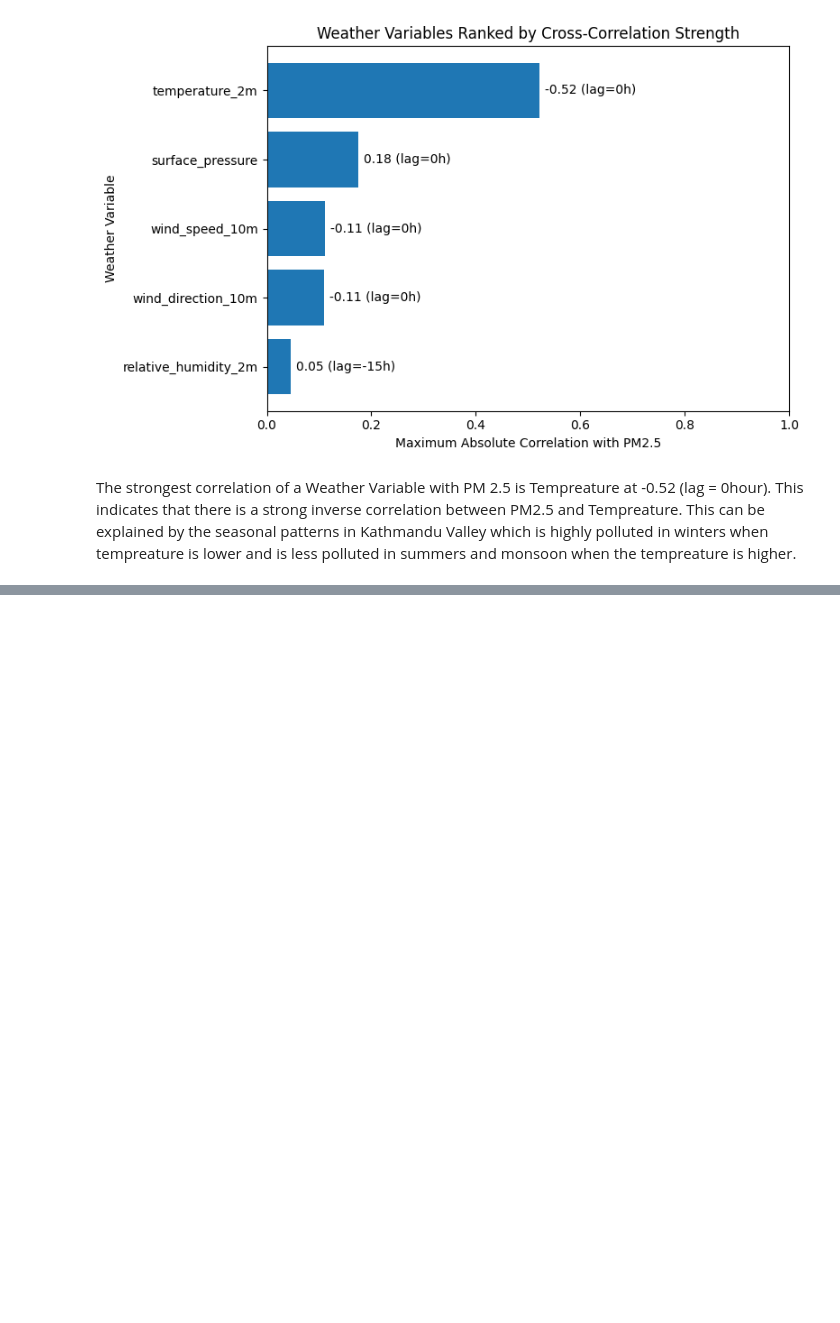
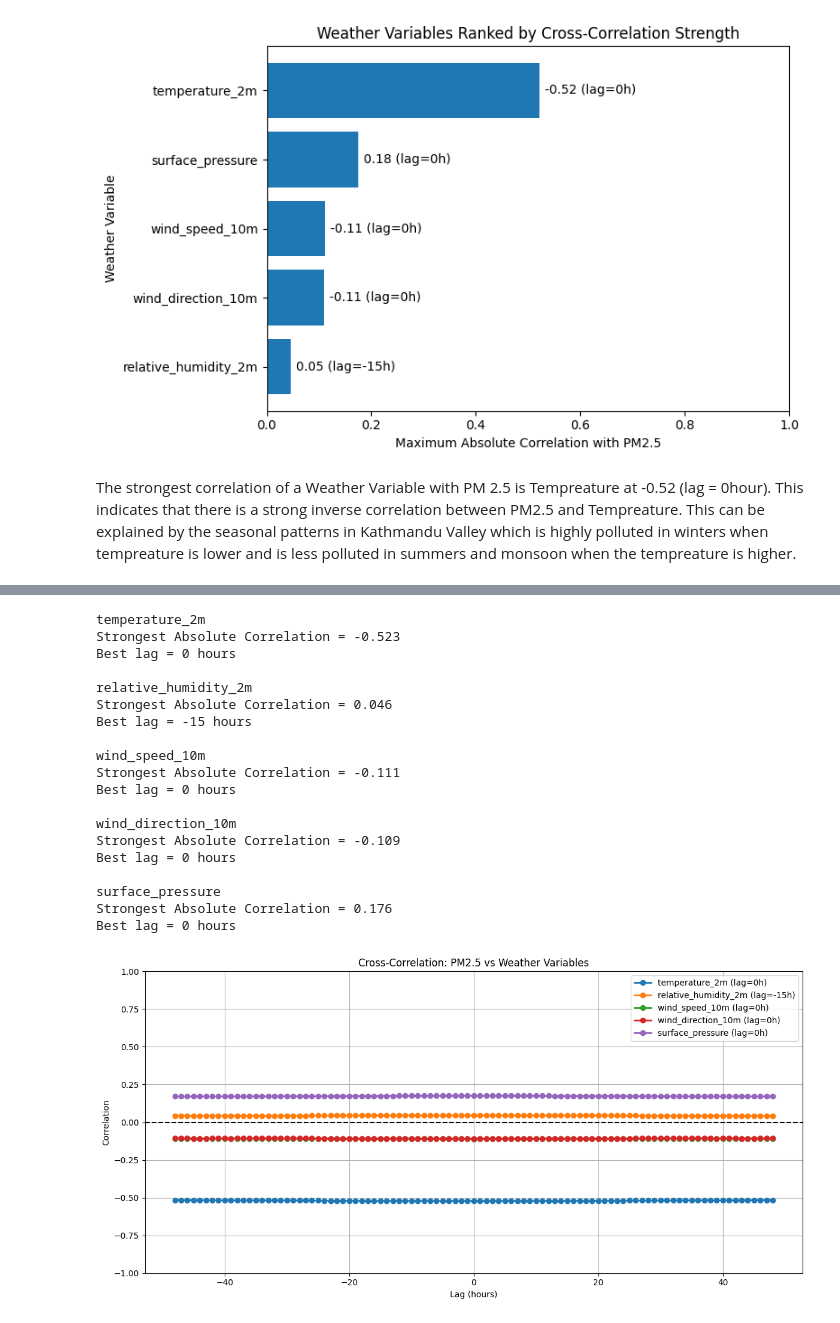
Before and after one commit to adarsha-7/pm25-forecasting, a Jupyter notebook: notebooks/eda/phase_2/21_to_23.ipynb, the cells around one changed output, grey strips where cells are left out. Cells and saved outputs as stored; diff of their text form; code cells hidden in the pictures; blank space fills up the shorter version.

```diff
--- a/notebooks/eda/phase_2/21_to_23.ipynb
+++ b/notebooks/eda/phase_2/21_to_23.ipynb
@@ -121,9 +123,9 @@ plt.show()
 # %%
-# data = pd.read_csv("../../../data/raw/kathmandu_full_raw_2023_2024.csv")
+data = pd.read_csv("../../../data/raw/kathmandu_full_raw_2023_2024.csv")
 
-# # Convert time column to datetime
-# data['time'] = pd.to_datetime(data['time'])
-# data = data.sort_values('time').set_index('time')
+# Convert time column to datetime
+data['time'] = pd.to_datetime(data['time'])
+data = data.sort_values('time').set_index('time')
 # %%
 target = 'pm2_5'
 weather_vars = [
@@ -261,0 +213,59 @@ Best lag = 0 hours
+# %%
+plt.figure(figsize=(12, 6))
+
+for var in weather_vars:
+
+    lags, corrs = cross_correlation(
+        data[target],
+        data[var],
+        MAX_LAG
+    )
+
+    best_idx = np.nanargmax(np.abs(corrs))
+    best_lag = lags[best_idx]
+    best_corr = corrs[best_idx]
+
+    print(f"\n{var}")
+    print(f"Strongest Absolute Correlation = {best_corr:.3f}")
+    print(f"Best lag = {best_lag} hours")
+
+    plt.plot(
+        lags,
+        corrs,
+        marker='o',
+        linewidth=2,
+        label=f"{var} (lag={best_lag}h)"
+    )
+
+plt.axhline(0, color='black', linestyle='--')
+plt.ylim(-1, 1)
+
+plt.title('Cross-Correlation: PM2.5 vs Weather Variables')
+plt.xlabel('Lag (hours)')
+plt.ylabel('Correlation')
+
+plt.legend()
+plt.grid(True)
+plt.tight_layout()
+plt.show()
+# %% [output]
+temperature_2m
+Strongest Absolute Correlation = -0.523
+Best lag = 0 hours
+
+relative_humidity_2m
+Strongest Absolute Correlation = 0.046
+Best lag = -15 hours
+
+wind_speed_10m
+Strongest Absolute Correlation = -0.111
+Best lag = 0 hours
+
+wind_direction_10m
+Strongest Absolute Correlation = -0.109
+Best lag = 0 hours
+
+surface_pressure
+Strongest Absolute Correlation = 0.176
+Best lag = 0 hours
+[figure, added]
```
Also changed, not shown: parts of 14 cells of this notebook, 7 other files.
